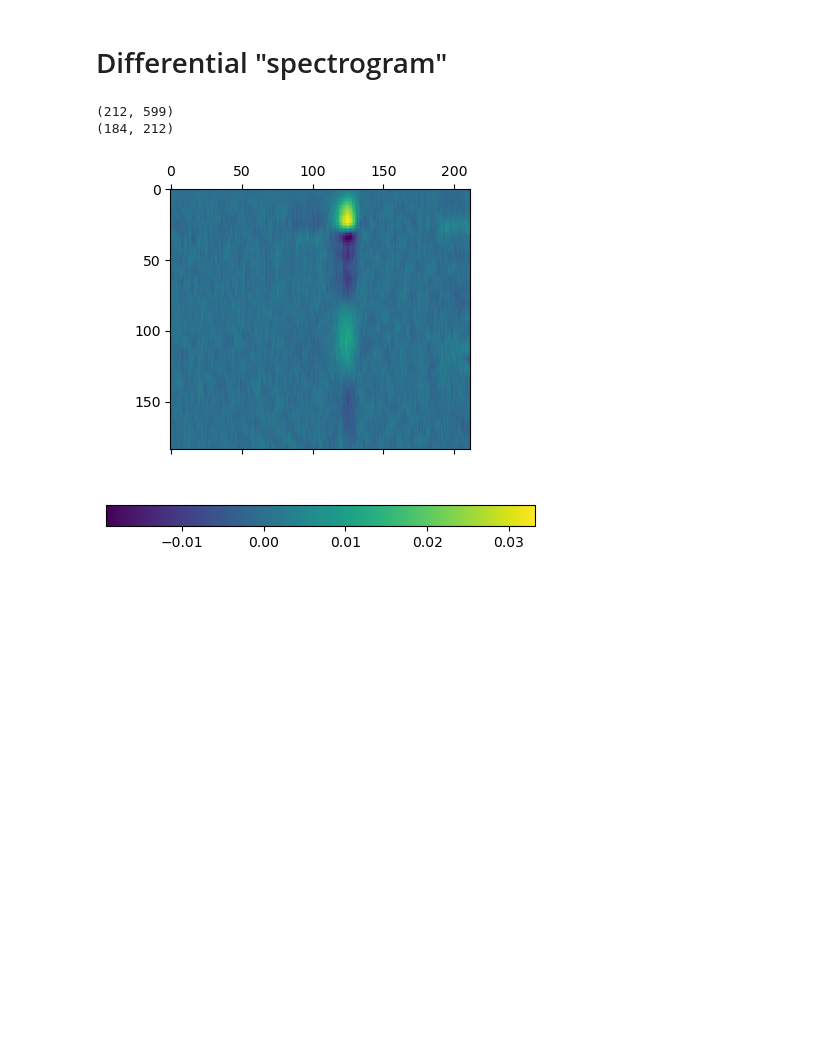
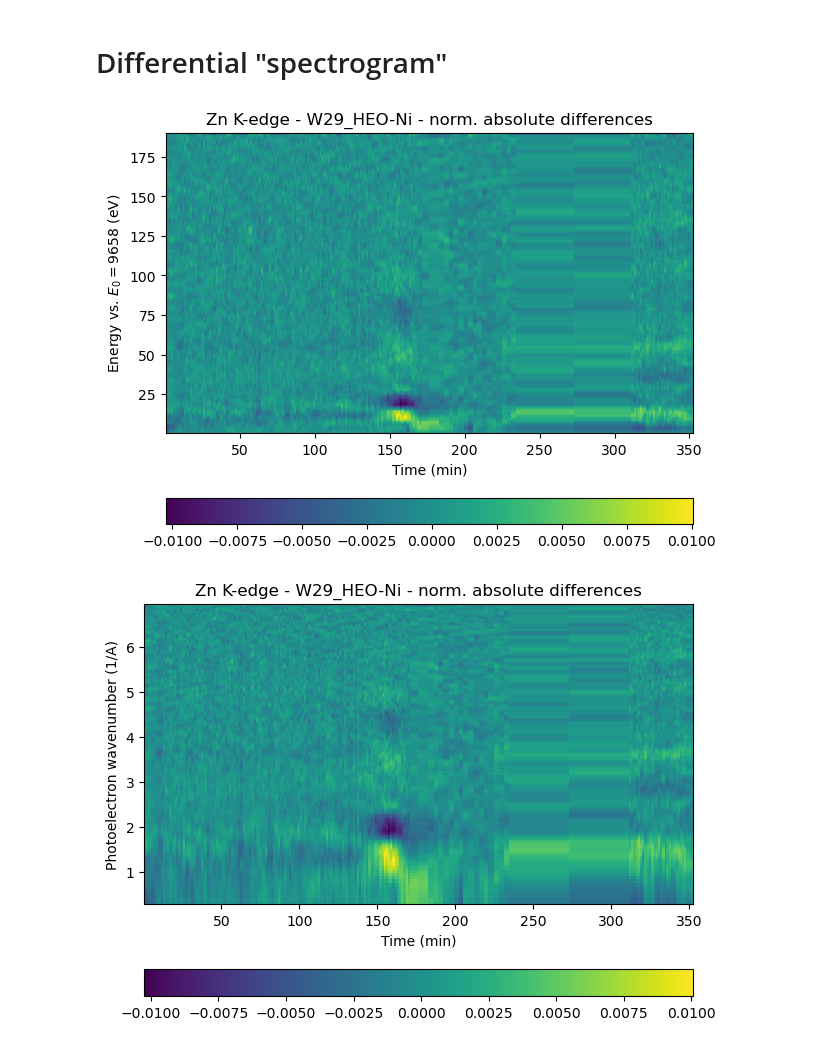
Before and after one commit to Certaingemstone/heo-xas-xrd, a Jupyter notebook: xas-time-evolution-bm23.ipynb, the cells around one changed output. Drawn from its saved outputs; the diff is of its cells as text; code cells hidden in the pictures; blank space fills up the shorter version.

```diff
--- a/xas-time-evolution-bm23.ipynb
+++ b/xas-time-evolution-bm23.ipynb
@@ -20,10 +20,13 @@ from scipy.signal import savgol_filter
 The BM23 files are in an HDF5 format conveniently readable by `larch`. Less convenient reading with the common `h5py` is also possible.
 # %%
 # larch normalization parameters (eV w.r.t. auto-determined E0)
+# pre-edge
 p1 = -105
 p2 = -38
+# post-edge
 n1 = 150
 n2 = 300
+norder = 0
 
 # Use the logbook spreadsheet to fill this information in
 # e.g. (21, 145, 1) will go through all scans from 21 to 144, and (147, 185, 2) will go 147, 149, 151, ...
@@ -40,7 +43,7 @@ Co_xanes_info_dict = {
 Cu_xanes_info_dict = {}
 
 Zn_xanes_info_dict = {
-    'W29_HEO-Ni': ['../Data/BM23/WAM29B/WAM29B_TT/WAM29B_TT.h5', (21, 145, 1), (147, 184, 2), (205, 236, 1)],
+    'W29_HEO-Ni': ['../Data/BM23/WAM29B/WAM29B_TT/WAM29B_TT.h5', (21, 144, 1), (147, 184, 2), (205, 236, 1)],
     'W30_HEO-Mg': ['../Data/BM23/WAM30C/WAM30C_TT/WAM30C_TT.h5', (21, 146, 1), (148, 185, 2), (206, 237, 1)],
     'W36_Zn'    : ['../Data/BM23/WAM36/WAM36_TT/WAM36_TT.h5', (16, 149, 1), (150, 164, 1), (165, 196, 1)],
     'W37_ZnCo'  : ['../Data/BM23/WAM37C/WAM37C_TT_0002/WAM37C_TT_0002.h5', (1, 164, 1)],
@@ -68,7 +71,7 @@ def _larchgroup_init(g) -> None:
     g.ydat = g.mu = g.data[1,:]
     g.yerr = 1.
     sort_xafs(g, overwrite=True, fix_repeats=True)
-    # pre_edge(g, pre1=p1, pre2=p2, norm1=n1, norm2=n2, nnorm=0)
+    # pre_edge(g, pre1=p1, pre2=p2, norm1=n1, norm2=n2, nnorm=norder)
 
 def load_from_dictionary(info_dict):
     """Args:
@@ -114,7 +117,7 @@ def interpolate_xas_groups(groups, targets=None, renormalize=True, verbose=False
         g.energy = targets
         g.mu = new_mu
         if renormalize:
-            pre_edge(g, pre1=p1, pre2=p2, norm1=n1, norm2=n2, nnorm=0)
+            pre_edge(g, pre1=p1, pre2=p2, norm1=n1, norm2=n2, nnorm=norder)
         else:
             new_norm = np.interp(targets, g.energy, g.norm)
             g.norm = new_norm
@@ -297,16 +351,38 @@ plt.show()
 # %% [markdown]
 # Differential "spectrogram"
 # %%
-difference_array = diffs(filtered_spectra, wavenumbers, (1,5))
-idx = np.argwhere(np.all(difference_array[..., :] == 0, axis=0))
-clipped = np.delete(difference_array, idx, axis=1).transpose()
-print(difference_array.shape)
-print(clipped.shape)
-plt.matshow(clipped)
+# Note this depends on variables in cells above. Re-run those from "Absorption as..."
+# each time we change which file we're reading.
+fnk = filename + ' kspec'
+fnE = filename + ' Espec'
+
+k_difference_array = diffs(filtered_spectra, E_to_k(selected_data[0].energy, selected_data[0].e0), (0,8))
+k_idx = np.argwhere(np.all(k_difference_array[..., :] == 0, axis=0))
+k_diff_clipped = np.delete(k_difference_array, k_idx, axis=1)[start:end].transpose()
+k_clipped = np.delete(E_to_k(selected_data[0].energy, selected_data[0].e0), k_idx)
+
+E_difference_array = diffs(filtered_spectra, selected_data[0].energy - edges[elem], (0,300))
+E_idx = np.argwhere(np.all(E_difference_array[..., :] == 0, axis=0))
+E_diff_clipped = np.delete(E_difference_array, E_idx, axis=1)[start:end].transpose()
+E_clipped = np.delete(selected_data[0].energy - edges[elem], E_idx)
+
+plt.pcolor(times[start:end], E_clipped, E_diff_clipped)
 plt.colorbar(orientation='horizontal')
+plt.xlabel('Time (min)')
+plt.ylabel(f'Energy vs. $E_0=${edges[elem]} (eV)')
+plt.title(f'{elem} K-edge - {name} - norm. absolute differences')
 plt.tight_layout()
-plt.savefig('Output/test', dpi=500)
+# plt.savefig(os.path.join('Output/BM23/diffs', fnE), dpi=500)
+plt.show()
+
+plt.pcolor(times[start:end], k_clipped, k_diff_clipped)
+plt.colorbar(orientation='horizontal')
+plt.xlabel('Time (min)')
+plt.ylabel(f'Photoelectron wavenumber (1/A)')
+plt.title(f'{elem} K-edge - {name} - norm. absolute differences')
+plt.tight_layout()
+# plt.savefig(os.path.join('Output/BM23/diffs', fnk), dpi=500)
+plt.show()
 # %% [output]
-(212, 599)
-(184, 212)
-[figure, old version]
+[figure, new version]
+[figure, added]
```
Also changed, not shown: parts of 2 cells of this notebook.
